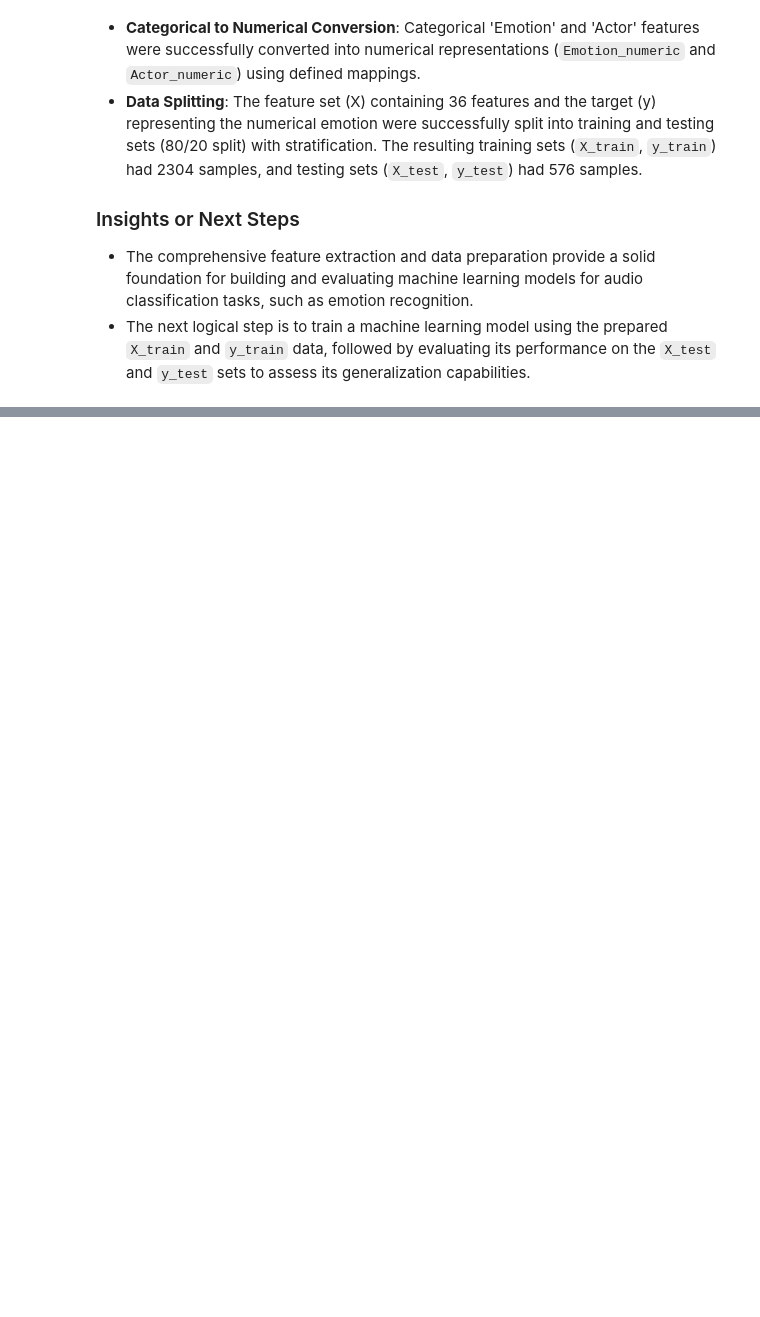
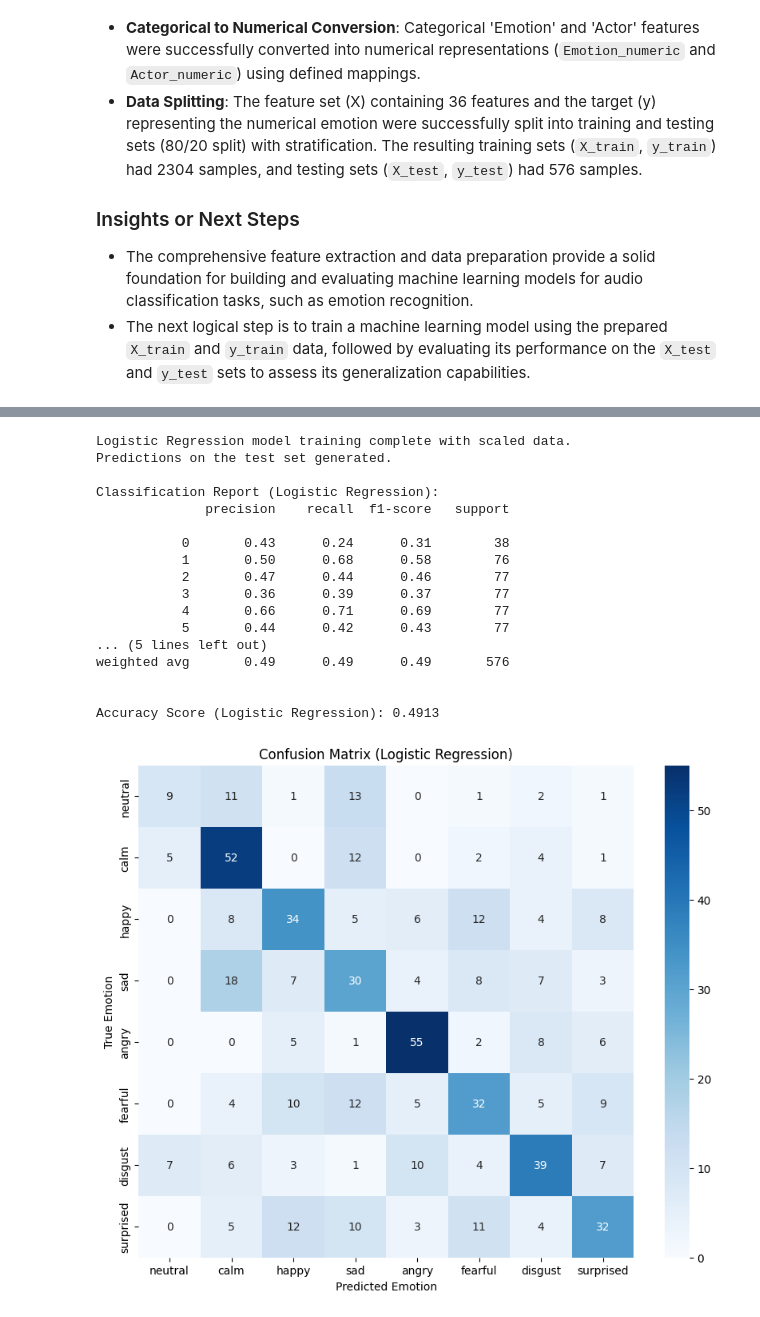
Before and after one commit to ajmainrahman/Supervised-Machine-Learning-ProblemTypes-Tasks-UseCases, a Jupyter notebook: Speech_Emotion_Classification.ipynb, the cells around one changed output, grey strips where cells are left out. Drawn from its saved outputs; the diff is of its cells as text; code cells hidden in the pictures; blank space fills up the shorter version.

```diff
--- a/Speech_Emotion_Classification.ipynb
+++ b/Speech_Emotion_Classification.ipynb
@@ -651,0 +775,71 @@ Summarize the overall process of audio file processing, the types of features ex
+# %%
+from sklearn.linear_model import LogisticRegression
+from sklearn.metrics import classification_report, accuracy_score, confusion_matrix
+import seaborn as sns
+import matplotlib.pyplot as plt
+from sklearn.preprocessing import StandardScaler
+
+# Initialize StandardScaler
+scaler = StandardScaler()
+
+# Scale the training and test data
+X_train_scaled = scaler.fit_transform(X_train)
+X_test_scaled = scaler.transform(X_test)
+
+# Instantiate a Logistic Regression model
+# Using 'lbfgs' solver as it's a good default for multiclass classification and handles l2 regularization.
+# Increased max_iter for convergence.
+model_lr = LogisticRegression(max_iter=1000, solver='lbfgs', random_state=42)
+
+# Train the model on the scaled training data
+model_lr.fit(X_train_scaled, y_train)
+
+print("Logistic Regression model training complete with scaled data.")
+
+# Make predictions on the scaled test set
+y_pred_lr = model_lr.predict(X_test_scaled)
+
+print("Predictions on the test set generated.")
+
+# Define emotion_labels mapping for the confusion matrix
+emotion_labels = {
+    0: 'neutral', 1: 'calm', 2: 'happy', 3: 'sad',
+    4: 'angry', 5: 'fearful', 6: 'disgust', 7: 'surprised'
+}
+
+# 1. Classification Report
+print("\nClassification Report (Logistic Regression):")
+print(classification_report(y_test, y_pred_lr))
+
+# 2. Accuracy Score
+accuracy_lr = accuracy_score(y_test, y_pred_lr)
+print(f"\nAccuracy Score (Logistic Regression): {accuracy_lr:.4f}")
+
+# 3. Confusion Matrix
+conf_matrix_lr = confusion_matrix(y_test, y_pred_lr)
+plt.figure(figsize=(10, 8))
+sns.heatmap(conf_matrix_lr, annot=True, fmt='d', cmap='Blues',
+            xticklabels=emotion_labels.values(), yticklabels=emotion_labels.values())
+plt.title('Confusion Matrix (Logistic Regression)')
+plt.xlabel('Predicted Emotion')
+plt.ylabel('True Emotion')
+plt.show()
+# %% [output]
+Logistic Regression model training complete with scaled data.
+Predictions on the test set generated.
+
+Classification Report (Logistic Regression):
+              precision    recall  f1-score   support
+
+           0       0.43      0.24      0.31        38
+           1       0.50      0.68      0.58        76
+           2       0.47      0.44      0.46        77
+           3       0.36      0.39      0.37        77
+           4       0.66      0.71      0.69        77
+           5       0.44      0.42      0.43        77
+... (5 lines left out)
+weighted avg       0.49      0.49      0.49       576
+
+
+Accuracy Score (Logistic Regression): 0.4913
+[figure, added]
```
Also changed, not shown: parts of 30 cells of this notebook.
